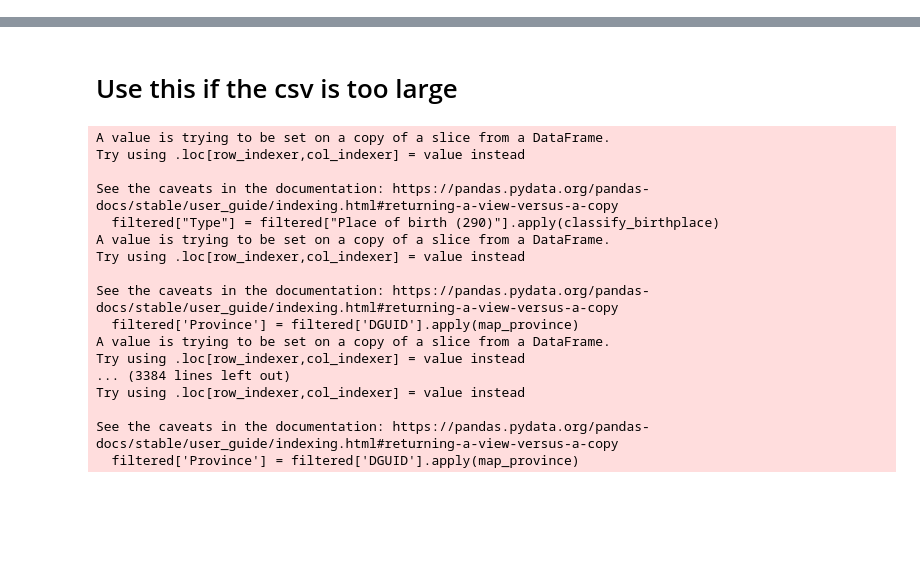
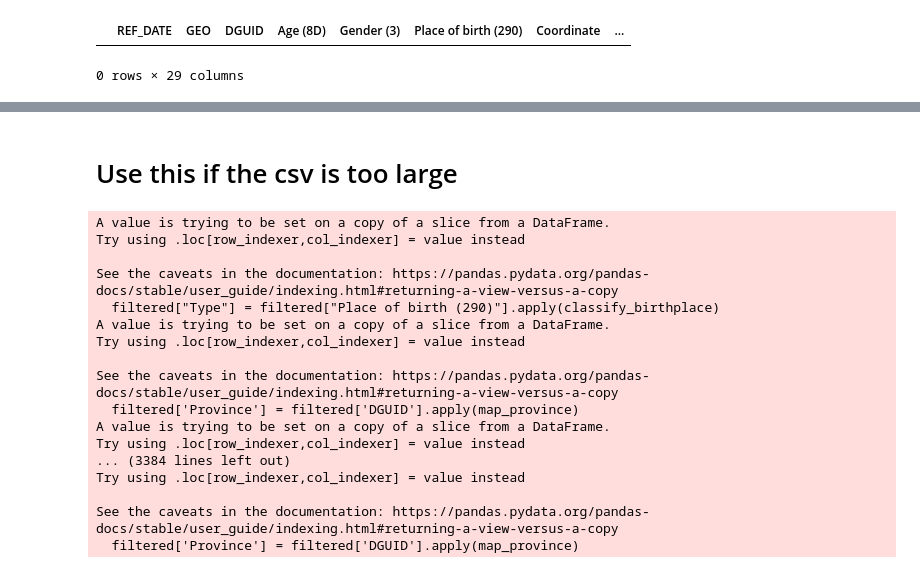
Before and after one commit to jinxyou/Immigration_stats, a Jupyter notebook: notebooks/process_parquet.ipynb, the cells around one changed output, grey strips where cells are left out. Drawn from its saved outputs; the diff is of its cells as text; code cells hidden in the pictures; blank space fills up the shorter version.

```diff
--- a/notebooks/process_parquet.ipynb
+++ b/notebooks/process_parquet.ipynb
@@ -23,3 +21,8 @@ df
+# %%
+df[df["GEO"]=="Vancouver"]
+# %% [output]
+|  | REF_DATE | GEO | DGUID | Age (8D) | Gender (3) | Place of birth (290) | Coordinate | ... |
+0 rows × 29 columns
 # %%
 df = df[df['Immigrant status and period of immigration (11):Total - Immigrant status and period of immigration[1]']!=0]
 # %%
```
Also changed, not shown: parts of 4 cells of this notebook, 5 other files.
